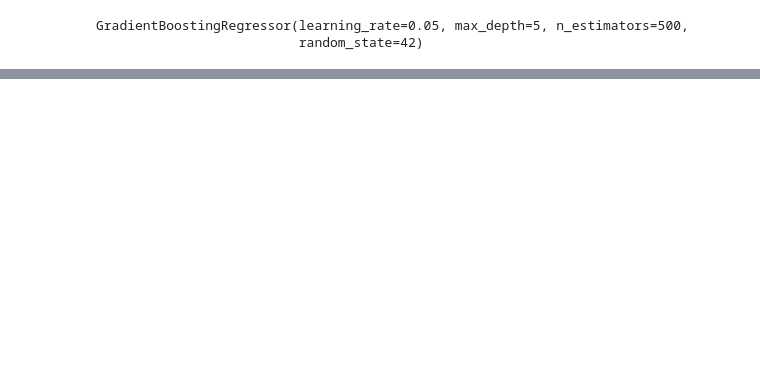
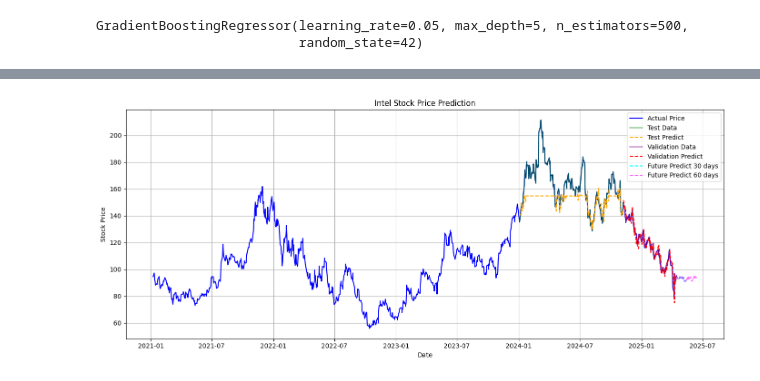
Before and after one commit to tuananhnguyen2004/IS403.P23_Nhom3, a Jupyter notebook: Model/Gradient Boosting/GradientBoosting_AMD.ipynb, the cells around one changed output, grey strips where cells are left out. Drawn from its saved outputs; the diff is of its cells as text; code cells hidden in the pictures; blank space fills up the shorter version.

```diff
--- a/Model/Gradient Boosting/GradientBoosting_AMD.ipynb
+++ b/Model/Gradient Boosting/GradientBoosting_AMD.ipynb
@@ -52 +29,13 @@ plt.show()
+# %%
+# Step 2: Feature Engineering
+lookback = 5
+X, y = [], []
+
+for i in range(lookback, len(df)):
+    X.append(df['price'].iloc[i-lookback:i].values)
+    y.append(df['price'].iloc[i])
+
+X = np.array(X)
+y = np.array(y)
+dates = df['date'].iloc[lookback:]
 # %%
@@ -65,7 +60,9 @@ y = np.array(y)
 # %%
-# Step 3: Chia dữ liệu thành train, test, validation
-X_train_val, X_test, y_train_val, y_test = train_test_split(X, y, shuffle=False, test_size=0.2)  # 80% train+val, 20% test
-X_train, X_val, y_train, y_val = train_test_split(X_train_val, y_train_val, shuffle=False, test_size=0.125)  # 70% train, 10% val, 20% test
+# Step 4: Scale dữ liệu
+scaler = StandardScaler()
+X_train_scaled = scaler.fit_transform(X_train)
+X_test_scaled = scaler.transform(X_test)
+X_val_scaled = scaler.transform(X_val)
 # %%
 # Step 4: Scale dữ liệu
 scaler = StandardScaler()
@@ -146,0 +110,21 @@ plt.show()
+# %%
+# Step 8: Visualization
+plt.figure(figsize=(14, 6))
+
+plt.plot(dates, y, label='Actual Price', color='blue')
+plt.plot(test_dates, y_test, label='Test Data', color='green', alpha=0.6)
+plt.plot(test_dates, y_pred_test, label='Test Predict', linestyle='--', color='orange')
+plt.plot(val_dates, y_val, label='Validation Data', color='purple', alpha=0.6)
+plt.plot(val_dates, y_pred_val, label='Validation Predict', linestyle='--', color='red')
+plt.plot(future_dates_30, future_preds_30, label='Future Predict 30 days', linestyle='--', color='cyan')
+plt.plot(future_dates_60, future_preds_60, label='Future Predict 60 days', linestyle='--', color='magenta', alpha=0.6)
+
+plt.xlabel('Date')
+plt.ylabel('Stock Price')
+plt.title('Intel Stock Price Prediction')
+plt.legend()
+plt.grid(True)
+plt.tight_layout()
+plt.show()
+# %% [output]
+[figure, added]
```
Also changed, not shown: parts of 6 cells of this notebook.
